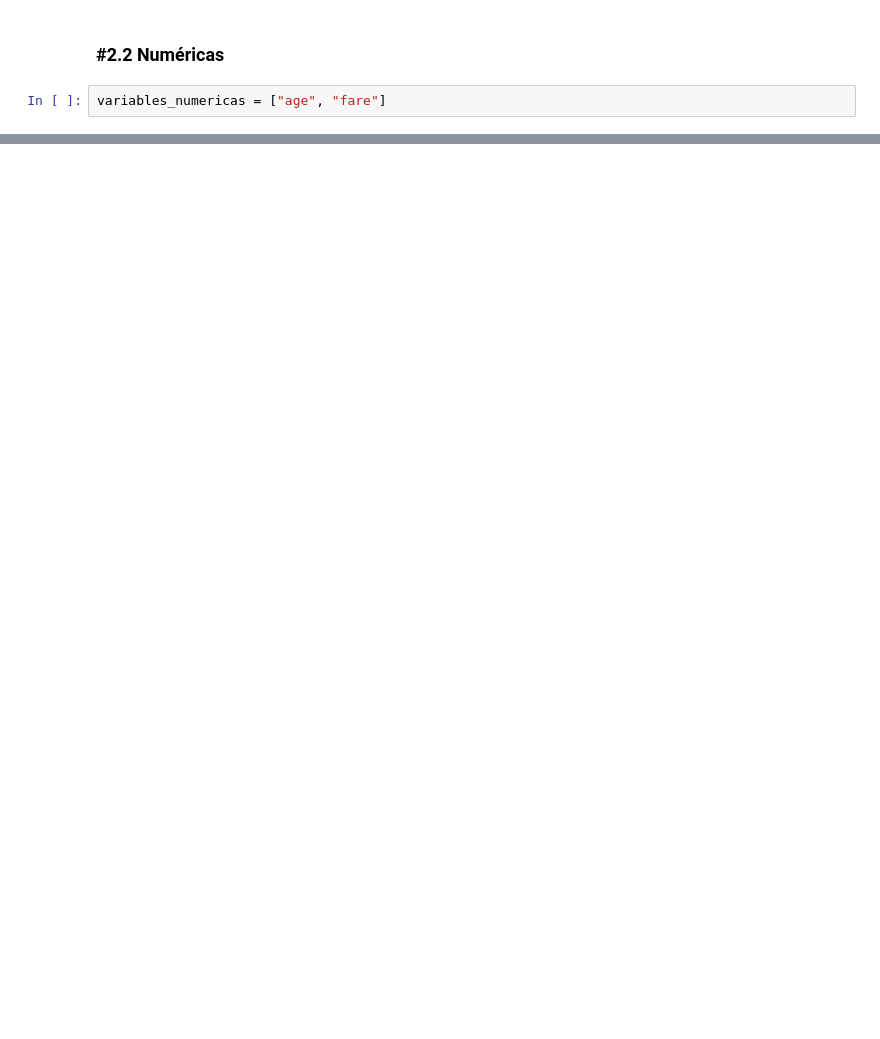
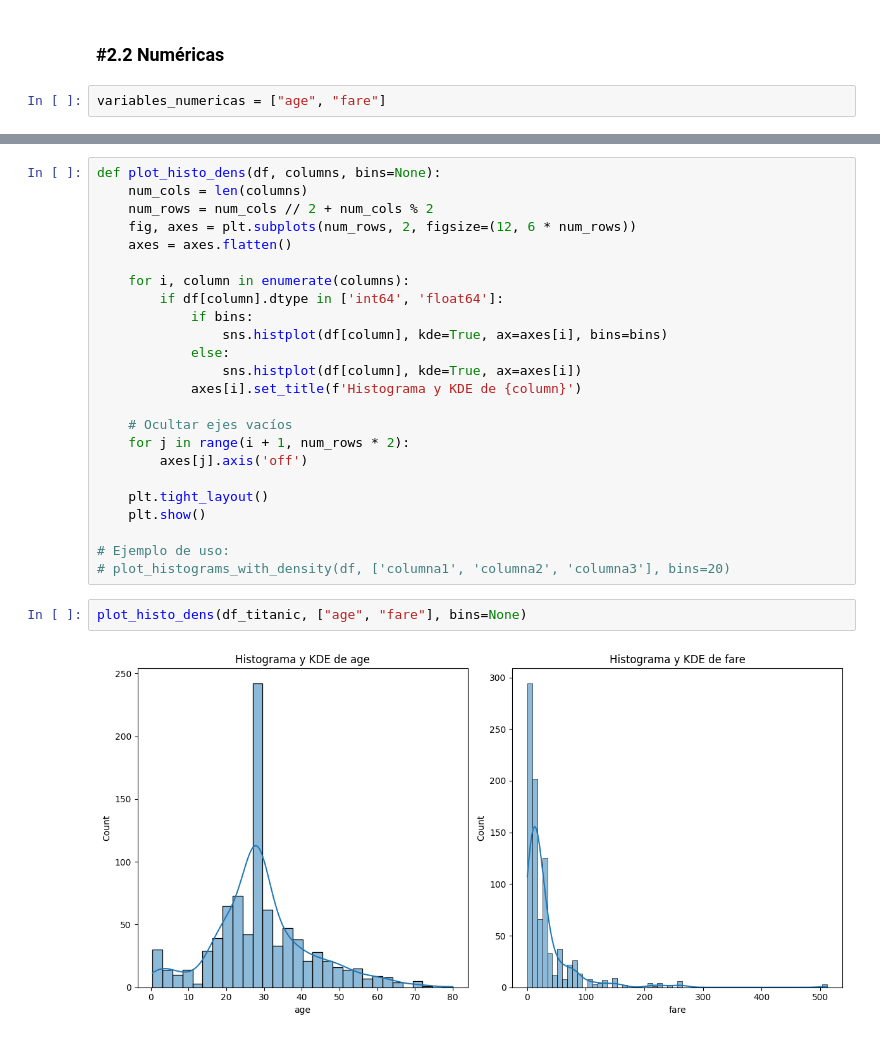
Before and after one commit to MHHsim/DS-Online-Marta-Harana, a Jupyter notebook: 03_Data_Analysis/Sprint_07/Unidad_01_Estadistica_Descriptiva_Univariante/03_Practica_Obligatoria/18_Practica_Obligatoria_Univariante.ipynb, the cells around one changed output, grey strips where cells are left out. Saved outputs shown, nothing was run; the diff lists cells and outputs as text; blank space fills up the shorter version.

```diff
--- a/03_Data_Analysis/Sprint_07/Unidad_01_Estadistica_Descriptiva_Univariante/03_Practica_Obligatoria/18_Practica_Obligatoria_Univariante.ipynb
+++ b/03_Data_Analysis/Sprint_07/Unidad_01_Estadistica_Descriptiva_Univariante/03_Practica_Obligatoria/18_Practica_Obligatoria_Univariante.ipynb
@@ -322,0 +470,28 @@ variables_numericas = ["age", "fare"]
+# %%
+def plot_histo_dens(df, columns, bins=None):
+    num_cols = len(columns)
+    num_rows = num_cols // 2 + num_cols % 2
+    fig, axes = plt.subplots(num_rows, 2, figsize=(12, 6 * num_rows))
+    axes = axes.flatten()
+
+    for i, column in enumerate(columns):
+        if df[column].dtype in ['int64', 'float64']:
+            if bins:
+                sns.histplot(df[column], kde=True, ax=axes[i], bins=bins)
+            else:
+                sns.histplot(df[column], kde=True, ax=axes[i])
+            axes[i].set_title(f'Histograma y KDE de {column}')
+
+    # Ocultar ejes vacíos
+    for j in range(i + 1, num_rows * 2):
+        axes[j].axis('off')
+
+    plt.tight_layout()
+    plt.show()
+
+# Ejemplo de uso:
+# plot_histograms_with_density(df, ['columna1', 'columna2', 'columna3'], bins=20)
+# %%
+plot_histo_dens(df_titanic, ["age", "fare"], bins=None)
+# %% [output]
+[figure, added]
```
Also changed, not shown: parts of 14 cells of this notebook.
